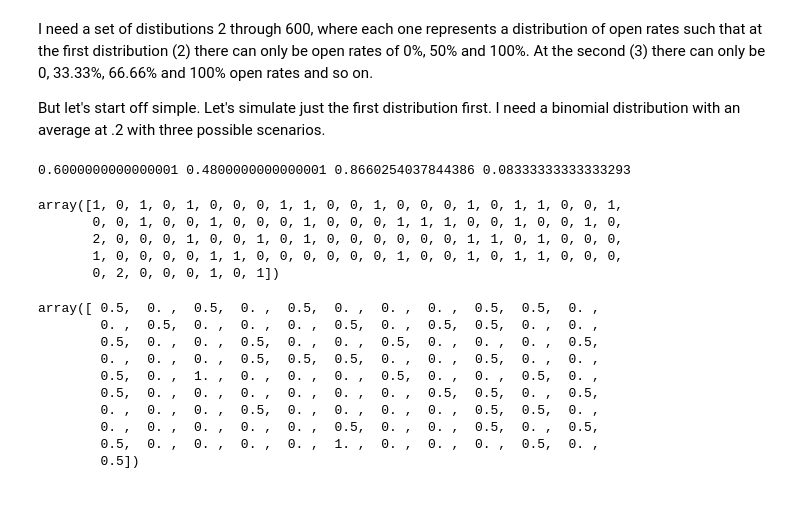
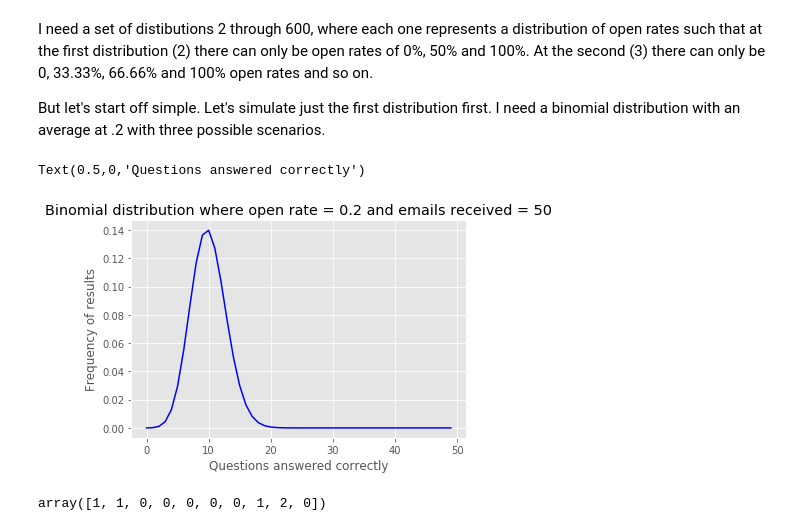
Before and after one commit to mehemken/stats_sesh, a Jupyter notebook: simulate_the_email_data.ipynb, the cells around one changed output. Drawn from its saved outputs; the diff is of its cells as text; code cells hidden in the pictures; blank space fills up the shorter version.

Commit message:
email open analysis simulation complete

```diff
--- a/simulate_the_email_data.ipynb
+++ b/simulate_the_email_data.ipynb
@@ -13,43 +13,22 @@ I need a set of distibutions 2 through 600, where each one represents a distribu
 
 But let's start off simple. Let's simulate just the first distribution first. I need a binomial distribution with an average at .2 with three possible scenarios.
 # %%
-n = 1
-k = 2
+n = 50  # number of emails
+p = .2  # hypothesis of open rate
+x = np.arange(0, 50)  # x axis limits
 
-x = np.arange(0, 50)  # For the x axis
 dist = stats.binom.pmf(x, n, p)  # Probability mass function, aka the maths
 
 plt.plot(x, dist, color='b')
-plt.title('Theoretical probability density of the monkeys\' scores')
+plt.title(f'Binomial distribution where open rate = {p} and emails received = {n}')
 plt.ylabel('Frequency of results')
 plt.xlabel('Questions answered correctly')
+# %% [output]
+Text(0.5,0,'Questions answered correctly')
+[figure, added]
-# %%
-n, p = 3, 0.2
-mean, var, skew, kurt = stats.binom.stats(n, p, moments='mvsk')
-
-print(mean, var, skew, kurt)
-# %% [output]
-0.6000000000000001 0.4800000000000001 0.8660254037844386 0.08333333333333293
 # %%
-foo = np.random.binomial(2, .2, 100)
+foo = np.random.binomial(2, .2, 10)
 
 foo
 # %% [output]
-array([1, 0, 1, 0, 1, 0, 0, 0, 1, 1, 0, 0, 1, 0, 0, 0, 1, 0, 1, 1, 0, 0, 1,
-       0, 0, 1, 0, 0, 1, 0, 0, 0, 1, 0, 0, 0, 1, 1, 1, 0, 0, 1, 0, 0, 1, 0,
-       2, 0, 0, 0, 1, 0, 0, 1, 0, 1, 0, 0, 0, 0, 0, 0, 1, 1, 0, 1, 0, 0, 0,
-       1, 0, 0, 0, 0, 1, 1, 0, 0, 0, 0, 0, 0, 1, 0, 0, 1, 0, 1, 1, 0, 0, 0,
-       0, 2, 0, 0, 0, 1, 0, 1])
+array([1, 1, 0, 0, 0, 0, 0, 1, 2, 0])
-# %%
-foo / 2
-# %% [output]
-array([ 0.5,  0. ,  0.5,  0. ,  0.5,  0. ,  0. ,  0. ,  0.5,  0.5,  0. ,
-        0. ,  0.5,  0. ,  0. ,  0. ,  0.5,  0. ,  0.5,  0.5,  0. ,  0. ,
-        0.5,  0. ,  0. ,  0.5,  0. ,  0. ,  0.5,  0. ,  0. ,  0. ,  0.5,
-        0. ,  0. ,  0. ,  0.5,  0.5,  0.5,  0. ,  0. ,  0.5,  0. ,  0. ,
-        0.5,  0. ,  1. ,  0. ,  0. ,  0. ,  0.5,  0. ,  0. ,  0.5,  0. ,
-        0.5,  0. ,  0. ,  0. ,  0. ,  0. ,  0. ,  0.5,  0.5,  0. ,  0.5,
-        0. ,  0. ,  0. ,  0.5,  0. ,  0. ,  0. ,  0. ,  0.5,  0.5,  0. ,
-        0. ,  0. ,  0. ,  0. ,  0. ,  0.5,  0. ,  0. ,  0.5,  0. ,  0.5,
-        0.5,  0. ,  0. ,  0. ,  0. ,  1. ,  0. ,  0. ,  0. ,  0.5,  0. ,
-        0.5])
```
Also changed, not shown: parts of 13 cells of this notebook.
